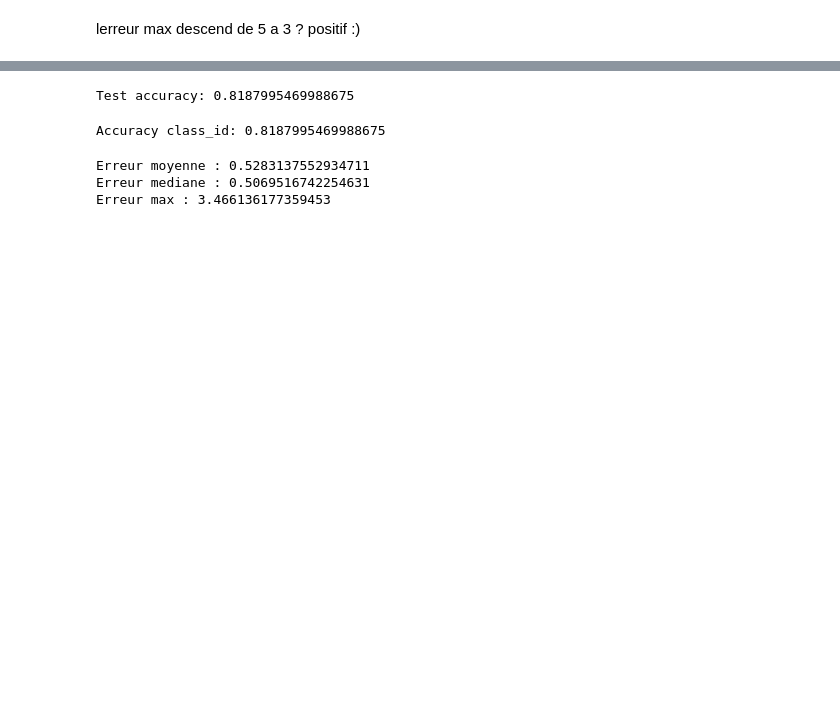
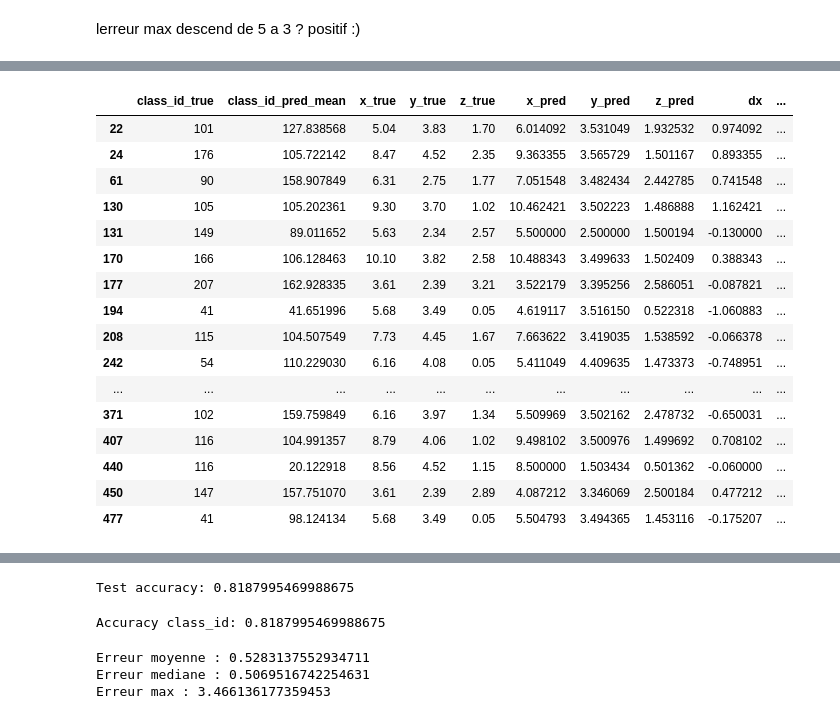
Before and after one commit to ryane-sididris/rfid-3d-localization, a Jupyter notebook: Notebook 1.ipynb, the cells around one changed output, grey strips where cells are left out. Saved outputs shown, nothing was run; the diff lists cells and outputs as text; code cells hidden in the pictures; blank space fills up the shorter version.

```diff
--- a/Notebook 1.ipynb
+++ b/Notebook 1.ipynb
@@ -899,0 +798,3 @@ max     3.089741
+# %%
+classes = RLog_cv_mean.classes_.astype(float)   # ex: [0, 1, 2, ...] ou labels réels
+classes.shape
@@ -899,0 +807,13 @@ max     3.089741
+# %%
+y_pred_cv_mean = []
+n = len(distrib_proba)
+
+for i in range(n):
+    a = np.sum(distrib_proba[i] * classes)
+    y_pred_cv_mean.append(a)
+
+centers = np.array([voxel_center(int(c), Nx, Ny, h) for c in classes], dtype=float) # on construit la table des centres de chaques voxels
+predA3_cv_mean = distrib_proba @ centers # on fait le produit matriciel entre les proba et les centres pour obtenir la position prédite en continu (non discrète)
+
+
+predA3_cv_mean.shape
@@ -899,0 +836,47 @@ max     3.089741
+# %%
+rows_diff = []
+
+for class_true, class_pred_mean, xyz_true, xyz_pred_cv_mean in zip(
+    np.asarray(y_test).astype(int),
+    np.asarray(y_pred_cv_mean, dtype=float),
+    xyz_test_cv_mean,
+    predA3_cv_mean
+):
+    dx = float(xyz_pred_cv_mean[0] - xyz_true[0])
+    dy = float(xyz_pred_cv_mean[1] - xyz_true[1])
+    dz = float(xyz_pred_cv_mean[2] - xyz_true[2])
+    dist = float(np.linalg.norm([dx, dy, dz]))
+
+    rows_diff.append({
+        "class_id_true": int(class_true),
+        "class_id_pred_mean": float(class_pred_mean),
+        "x_true": float(xyz_true[0]),
+        "y_true": float(xyz_true[1]),
+        "z_true": float(xyz_true[2]),
+        "x_pred": float(xyz_pred_cv_mean[0]),
+        "y_pred": float(xyz_pred_cv_mean[1]),
+        "z_pred": float(xyz_pred_cv_mean[2]),
+        "dx": dx,
+        "dy": dy,
+        "dz": dz,
+        "distance": dist
+    })
+
+df_diff_cv_mean = pd.DataFrame(rows_diff)
+
+print("Nombre total de lignes:", len(df_diff_cv_mean))
+
+df_diff_cv_mean_1m = df_diff_cv_mean[df_diff_cv_mean["distance"] > 1]
+print("Nombre d erreurs > 1 m:", len(df_diff_cv_mean_1m))
+
+display(df_diff_cv_mean_1m.head(20))
+
+print(df_diff_cv_mean_1m[[
+    "class_id_true",
+    "class_id_pred_mean",
+    "dx",
+    "dy",
+    "dz",
+    "distance"
+]].describe())
+# %% [output]
@@ -899,0 +885,17 @@ max     3.089741
+|  | class_id_true | class_id_pred_mean | x_true | y_true | z_true | x_pred | y_pred | z_pred | dx | ... |
+| 22 | 101 | 127.838568 | 5.04 | 3.83 | 1.70 | 6.014092 | 3.531049 | 1.932532 | 0.974092 | ... |
+| 24 | 176 | 105.722142 | 8.47 | 4.52 | 2.35 | 9.363355 | 3.565729 | 1.501167 | 0.893355 | ... |
+| 61 | 90 | 158.907849 | 6.31 | 2.75 | 1.77 | 7.051548 | 3.482434 | 2.442785 | 0.741548 | ... |
+| 130 | 105 | 105.202361 | 9.30 | 3.70 | 1.02 | 10.462421 | 3.502223 | 1.486888 | 1.162421 | ... |
+| 131 | 149 | 89.011652 | 5.63 | 2.34 | 2.57 | 5.500000 | 2.500000 | 1.500194 | -0.130000 | ... |
+| 170 | 166 | 106.128463 | 10.10 | 3.82 | 2.58 | 10.488343 | 3.499633 | 1.502409 | 0.388343 | ... |
+| 177 | 207 | 162.928335 | 3.61 | 2.39 | 3.21 | 3.522179 | 3.395256 | 2.586051 | -0.087821 | ... |
+| 194 | 41 | 41.651996 | 5.68 | 3.49 | 0.05 | 4.619117 | 3.516150 | 0.522318 | -1.060883 | ... |
+| 208 | 115 | 104.507549 | 7.73 | 4.45 | 1.67 | 7.663622 | 3.419035 | 1.538592 | -0.066378 | ... |
+| 242 | 54 | 110.229030 | 6.16 | 4.08 | 0.05 | 5.411049 | 4.409635 | 1.473373 | -0.748951 | ... |
+| ... | ... | ... | ... | ... | ... | ... | ... | ... | ... | ... |
+| 371 | 102 | 159.759849 | 6.16 | 3.97 | 1.34 | 5.509969 | 3.502162 | 2.478732 | -0.650031 | ... |
+| 407 | 116 | 104.991357 | 8.79 | 4.06 | 1.02 | 9.498102 | 3.500976 | 1.499692 | 0.708102 | ... |
+| 440 | 116 | 20.122918 | 8.56 | 4.52 | 1.15 | 8.500000 | 1.503434 | 0.501362 | -0.060000 | ... |
+| 450 | 147 | 157.751070 | 3.61 | 2.39 | 2.89 | 4.087212 | 3.346069 | 2.500184 | 0.477212 | ... |
+| 477 | 41 | 98.124134 | 5.68 | 3.49 | 0.05 | 5.504793 | 3.494365 | 1.453116 | -0.175207 | ... |
```
Also changed, not shown: parts of 24 cells of this notebook.
